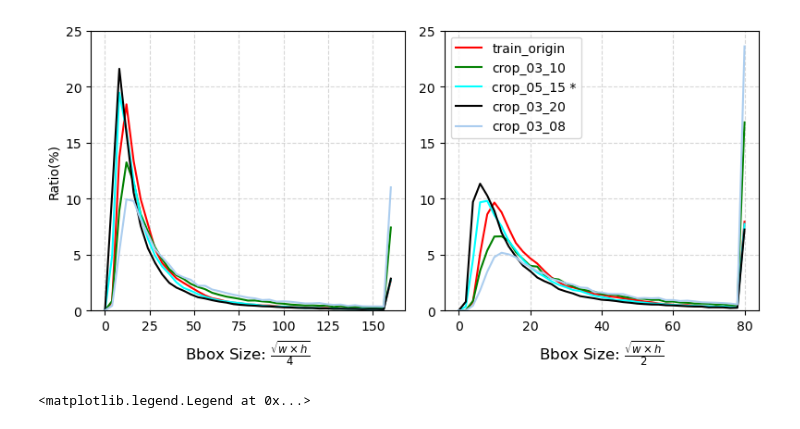
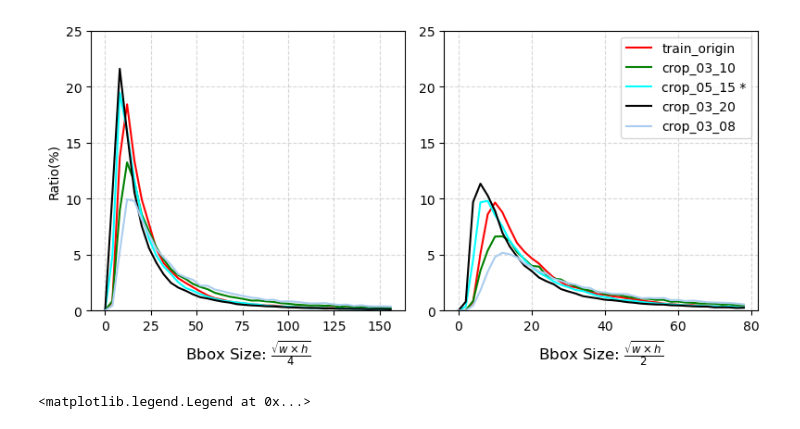
Before and after one commit to Wwupup/wwfacedet, a Jupyter notebook: experiments/bbox_distribution.ipynb, the cells around one changed output. Drawn from its saved outputs; the diff is of its cells as text; code cells hidden in the pictures.

```diff
--- a/experiments/bbox_distribution.ipynb
+++ b/experiments/bbox_distribution.ipynb
@@ -53,44 +73,45 @@ fig = plt.figure(figsize=(8, 4))
 # plt.suptitle('Bbox Size: $\\frac{\\sqrt{w \\times h}}{' + str(scale) +'}$', y = 0.05)
 # plt.grid(color='red')
 # ax0 = plt.subplot(gs[0])
 # ax0.plot(axis_x, all_data_d[0][1], label=all_data_name[0], color=all_data_color[0])
 # ax0.plot(axis_x, all_data_d[1][1], label=all_data_name[1], color=all_data_color[1])
 # ax0.plot(axis_x, all_data_d[5][1], label=all_data_name[5], color=all_data_color[5])
 
 # ax0.set_ylabel('Ratio(%)')
 # ax0.legend()
 # ax1 = plt.subplot(gs[1])
 # ax1.plot(axis_x, all_data_d[1][1], label=all_data_name[1], color=all_data_color[1])
 # ax1.plot(axis_x, all_data_d[2][1], label=all_data_name[2], color=all_data_color[2])
 # ax1.plot(axis_x, all_data_d[3][1], label=all_data_name[3], color=all_data_color[3])
 
 ax1 = plt.subplot(gs[1])
 ax1.set_ylim(0, 25)
-ax1.plot(axis_x_t, all_data_d_t[1][1], label=all_data_name[1], color=all_data_color[1])
-ax1.plot(axis_x_t, all_data_d_t[2][1], label=all_data_name[2], color=all_data_color[2])
-ax1.plot(axis_x_t, all_data_d_t[3][1], label=all_data_name[3], color=all_data_color[5])
-ax1.plot(axis_x_t, all_data_d_t[4][1], label=all_data_name[4], color=all_data_color[0])
-ax1.plot(axis_x_t, all_data_d_t[6][1], label=all_data_name[6], color=all_data_color[6])
+ax1.plot(axis_x_t[:-1], all_data_d_t[1][1][:-1], label=all_data_name[1], color=all_data_color[1])
+ax1.plot(axis_x_t[:-1], all_data_d_t[2][1][:-1], label=all_data_name[2], color=all_data_color[2])
+ax1.plot(axis_x_t[:-1], all_data_d_t[3][1][:-1], label=all_data_name[3], color=all_data_color[5])
+ax1.plot(axis_x_t[:-1], all_data_d_t[4][1][:-1], label=all_data_name[4], color=all_data_color[0])
+ax1.plot(axis_x_t[:-1], all_data_d_t[6][1][:-1], label=all_data_name[6], color=all_data_color[6])
 ax1.set_title('Bbox Size: $\\frac{\\sqrt{w \\times h}}{' + str(scale_t) +'}$', y=-0.2)
 ax1.grid(True, linestyle='--', alpha=0.5)
 ax1.legend()
 
 ax2 = plt.subplot(gs[0])
 ax2.set_ylabel('Ratio(%)')
 ax2.set_ylim(0, 25)
-ax2.plot(axis_x, all_data_d[1][1], label=all_data_name[1], color=all_data_color[1])
-ax2.plot(axis_x, all_data_d[2][1], label=all_data_name[2], color=all_data_color[2])
-ax2.plot(axis_x, all_data_d[3][1], label=all_data_name[3], color=all_data_color[5])
-ax2.plot(axis_x, all_data_d[4][1], label=all_data_name[4], color=all_data_color[0])
-ax2.plot(axis_x, all_data_d[6][1], label=all_data_name[6], color=all_data_color[6])
+ax2.plot(axis_x[:-1], all_data_d[1][1][:-1], label=all_data_name[1], color=all_data_color[1])
+ax2.plot(axis_x[:-1], all_data_d[2][1][:-1], label=all_data_name[2], color=all_data_color[2])
+ax2.plot(axis_x[:-1], all_data_d[3][1][:-1], label=all_data_name[3], color=all_data_color[5])
+ax2.plot(axis_x[:-1], all_data_d[4][1][:-1], label=all_data_name[4], color=all_data_color[0])
+ax2.plot(axis_x[:-1], all_data_d[6][1][:-1], label=all_data_name[6], color=all_data_color[6])
 ax2.set_title('Bbox Size: $\\frac{\\sqrt{w \\times h}}{' + str(scale) +'}$', y=-0.2)
 
 # ax2.legend()
 ax2.grid(True, linestyle='--', alpha=0.5)
 fig.tight_layout()
 plt.savefig('./bbox_distribution.pdf', dpi=300, bbox_inches='tight')
+plt.show()
 # %% [output]
-[figure, old version]
+[figure, new version]
 # %%
 use = [1, 5]
 for idx, bd_d in enumerate(all_data_d):
```
Also changed, not shown: parts of 2 cells of this notebook, 5 other files.
